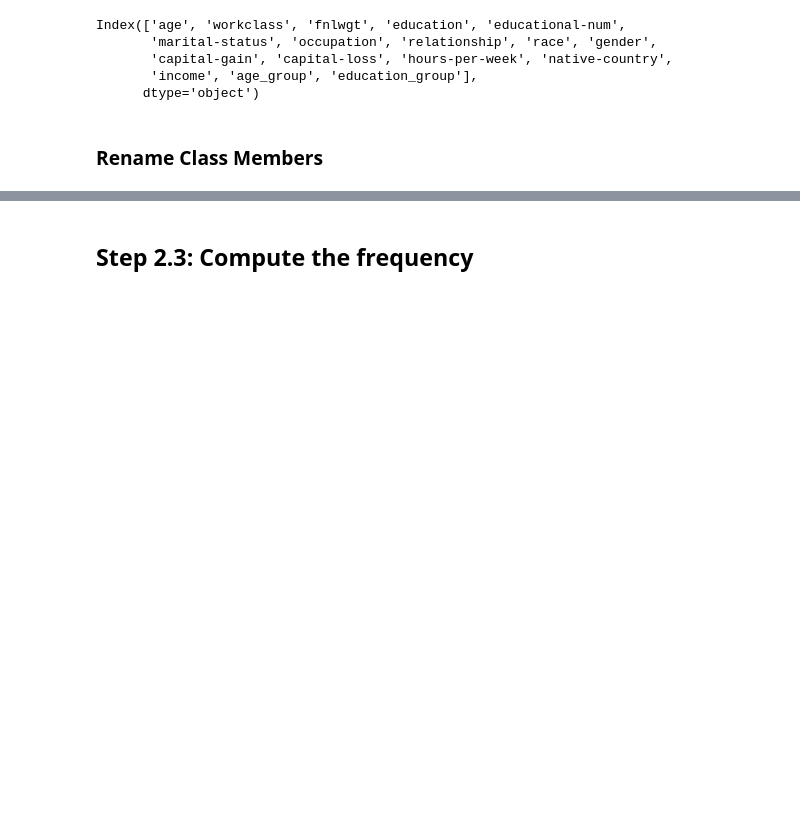
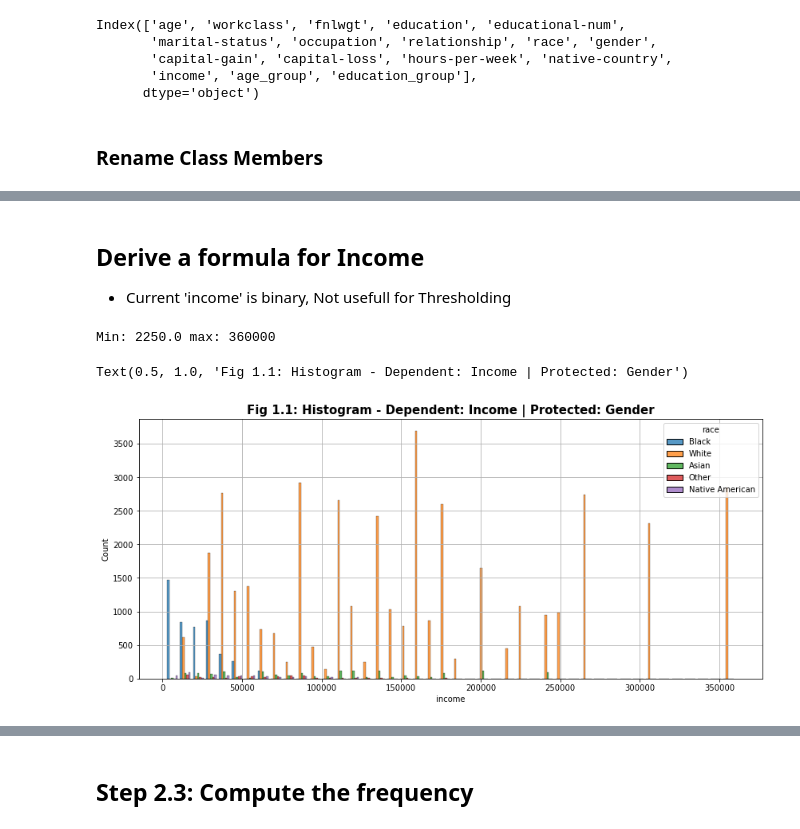
Before and after one commit to rahalrsh/adult-income-project, a Jupyter notebook: adult-income.ipynb, the cells around one changed output, grey strips where cells are left out. Saved outputs shown, nothing was run; the diff lists cells and outputs as text; code cells hidden in the pictures; blank space fills up the shorter version.

```diff
--- a/adult-income.ipynb
+++ b/adult-income.ipynb
@@ -170,0 +185,3 @@ See the caveats in the documentation: https://pandas.pydata.org/pandas-docs/stab
+# %% [markdown]
+## Derive a formula for Income
+- Current 'income' is binary, Not usefull for Thresholding
@@ -170,0 +190,12 @@ See the caveats in the documentation: https://pandas.pydata.org/pandas-docs/stab
+# %%
+print(f"Min: {data.income.min()} max: {data.income.max()}")
+# %% [output]
+Min: 2250.0 max: 360000
+# %%
+fig, ax = plt.subplots(figsize=(14,6))
+g=sns.histplot(data=data, x="income", hue='race', multiple="dodge", shrink=.8, ax =ax)
+plt.grid()
+plt.title('Fig 1.1: Histogram - Dependent: Income | Protected: Gender', fontdict={'fontsize': 15, 'fontweight': 'heavy'})
+# %% [output]
+Text(0.5, 1.0, 'Fig 1.1: Histogram - Dependent: Income | Protected: Gender')
+[figure, added]
```
Also changed, not shown: parts of 37 cells of this notebook.
